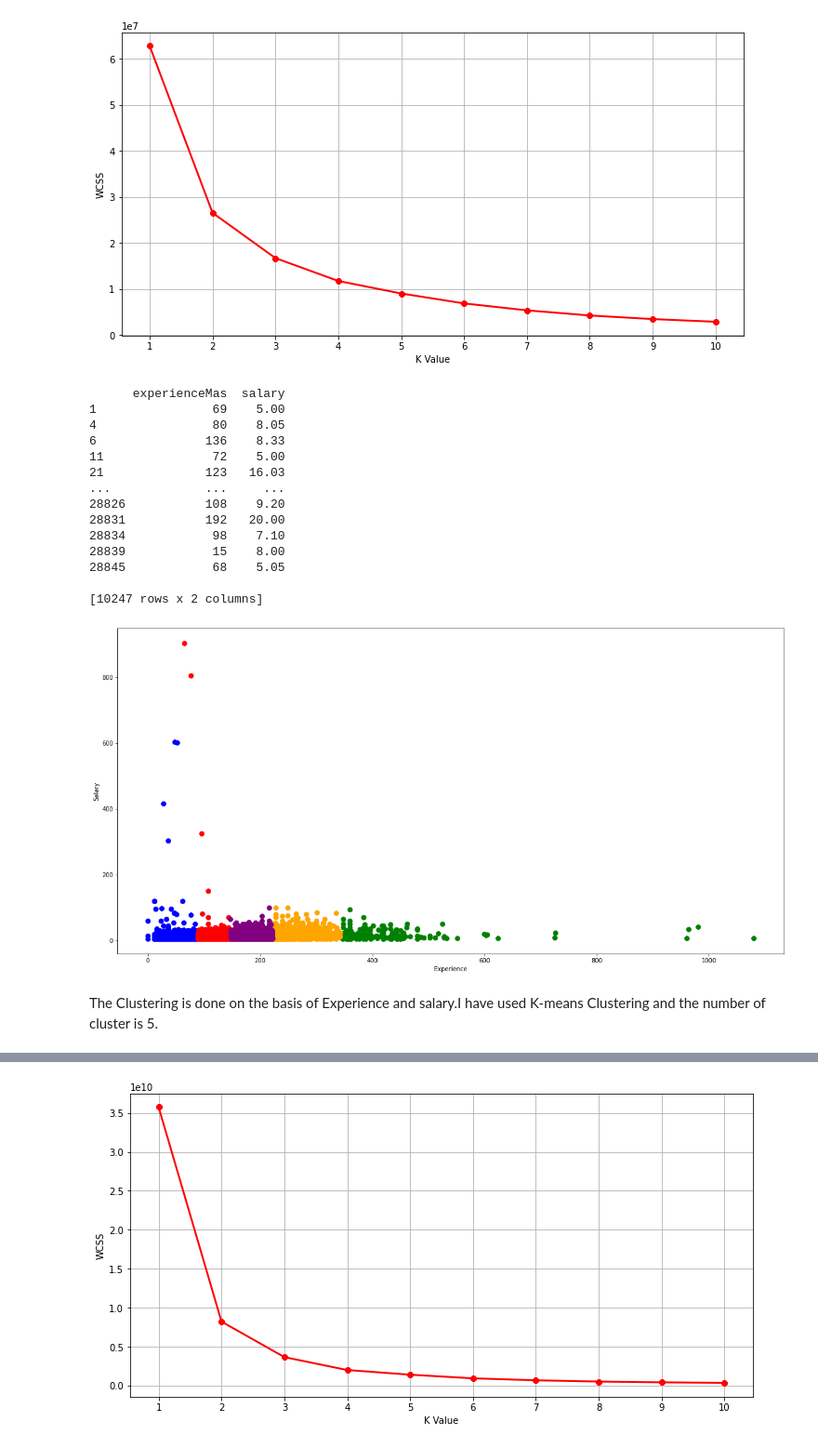
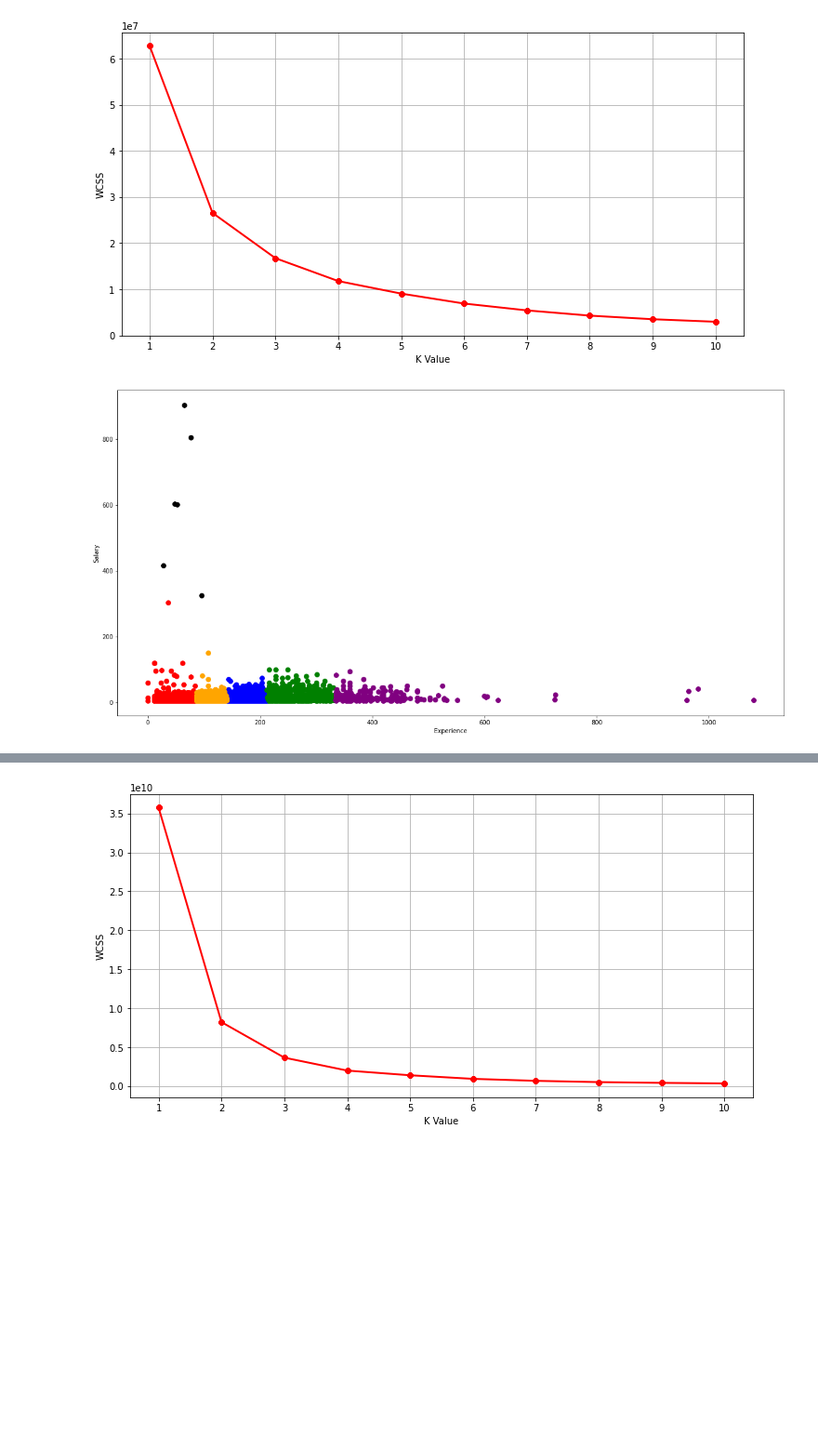
Before and after one commit to abhinav0606/Data_Science_Project, a Jupyter notebook: prblm1.ipynb, the cells around one changed output, grey strips where cells are left out. Shown at 93% size. Drawn from its saved outputs; the diff is of its cells as text; code cells hidden in the pictures; blank space fills up the shorter version.

```diff
--- a/prblm1.ipynb
+++ b/prblm1.ipynb
@@ -103,41 +59,23 @@ plt.show()
 # %% [output]
 [figure]
 # %%
-km = KMeans(n_clusters=5,init="k-means++",random_state=42)
+# Taking Cluster as 6
+km = KMeans(n_clusters=6,init="k-means++",random_state=42)
 clusters = km.fit_predict(df.iloc[:,[2,-1]])
-print(df.iloc[:,[2,-1]])
 df["Salary_Experience"] = clusters
 from mpl_toolkits.mplot3d import Axes3D
 import matplotlib.pyplot as plt
 import numpy as np
 import pandas as pd
 fig = plt.figure(figsize=(20,10))
-# ax = fig.add_subplot(111, projection='2d')
 plt.scatter(df.experienceMas[df.Salary_Experience == 0], df["salary"][df.Salary_Experience == 0], c='blue', s=60)
 plt.scatter(df.experienceMas[df.Salary_Experience == 1], df["salary"][df.Salary_Experience == 1], c='red', s=60)
 plt.scatter(df.experienceMas[df.Salary_Experience == 2], df["salary"][df.Salary_Experience == 2], c='green', s=60)
 plt.scatter(df.experienceMas[df.Salary_Experience == 3], df["salary"][df.Salary_Experience == 3], c='orange', s=60)
 plt.scatter(df.experienceMas[df.Salary_Experience == 4], df["salary"][df.Salary_Experience == 4], c='purple', s=60)
-# plt.view_init(30, 185)
+plt.scatter(df.experienceMas[df.Salary_Experience == 5], df["salary"][df.Salary_Experience == 5], c='black', s=60)
 plt.xlabel("Experience")
 plt.ylabel("Salary")
-# ax.set_zlabel('Spending Score (1-100)')
 plt.show()
 # %% [output]
-      experienceMas  salary
-1                69    5.00
-4                80    8.05
-6               136    8.33
-11               72    5.00
-21              123   16.03
-...             ...     ...
-28826           108    9.20
-28831           192   20.00
-28834            98    7.10
-28839            15    8.00
-28845            68    5.05
-
-[10247 rows x 2 columns]
-[figure, old version]
+[figure, new version]
-# %% [markdown]
-The Clustering is done on the basis of Experience and salary.I have used K-means Clustering and the number of cluster is 5.
```
Also changed, not shown: parts of 17 cells of this notebook.
